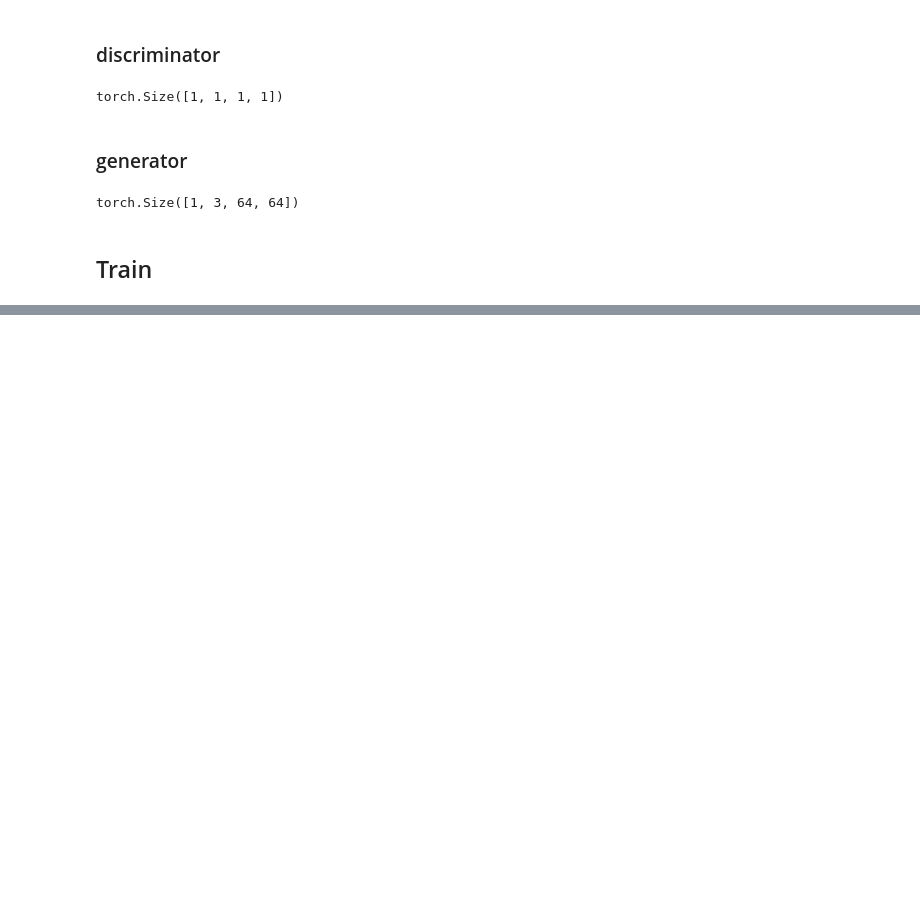
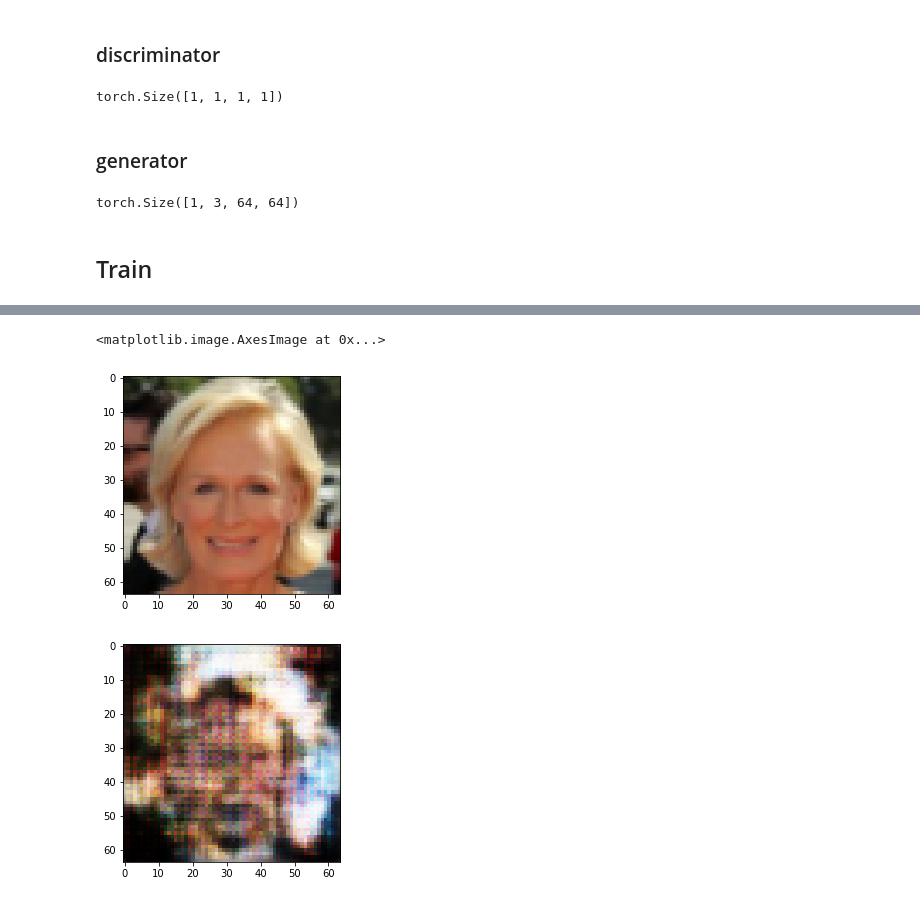
Before and after one commit to dolaameng/deeplearning-exploration, a Jupyter notebook: notebooks/pytorch_notes/USECASE - Disco GAN.ipynb, the cells around one changed output, grey strips where cells are left out. Drawn from its saved outputs; the diff is of its cells as text; code cells hidden in the pictures; blank space fills up the shorter version.

```diff
--- a/notebooks/pytorch_notes/USECASE - Disco GAN.ipynb
+++ b/notebooks/pytorch_notes/USECASE - Disco GAN.ipynb
@@ -249,0 +383,8 @@ KeyboardInterrupt:
+# %%
+plt.imshow(p(woman))
+plt.figure()
+plt.imshow(p(woman2man.cpu().data.squeeze()))
+# %% [output]
+<matplotlib.image.AxesImage at 0x...>
+[figure, added]
+[figure, added]
```
Also changed, not shown: parts of 14 cells of this notebook.
